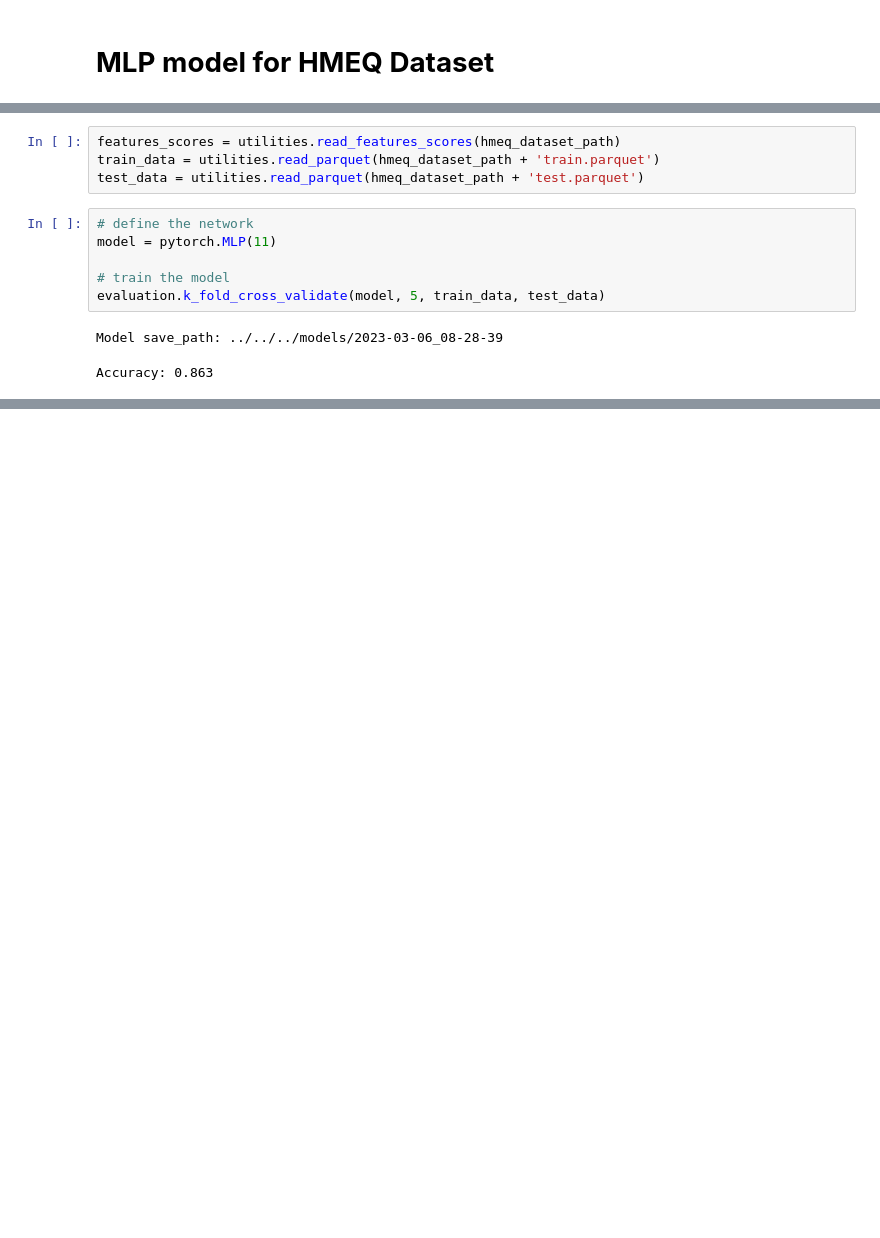
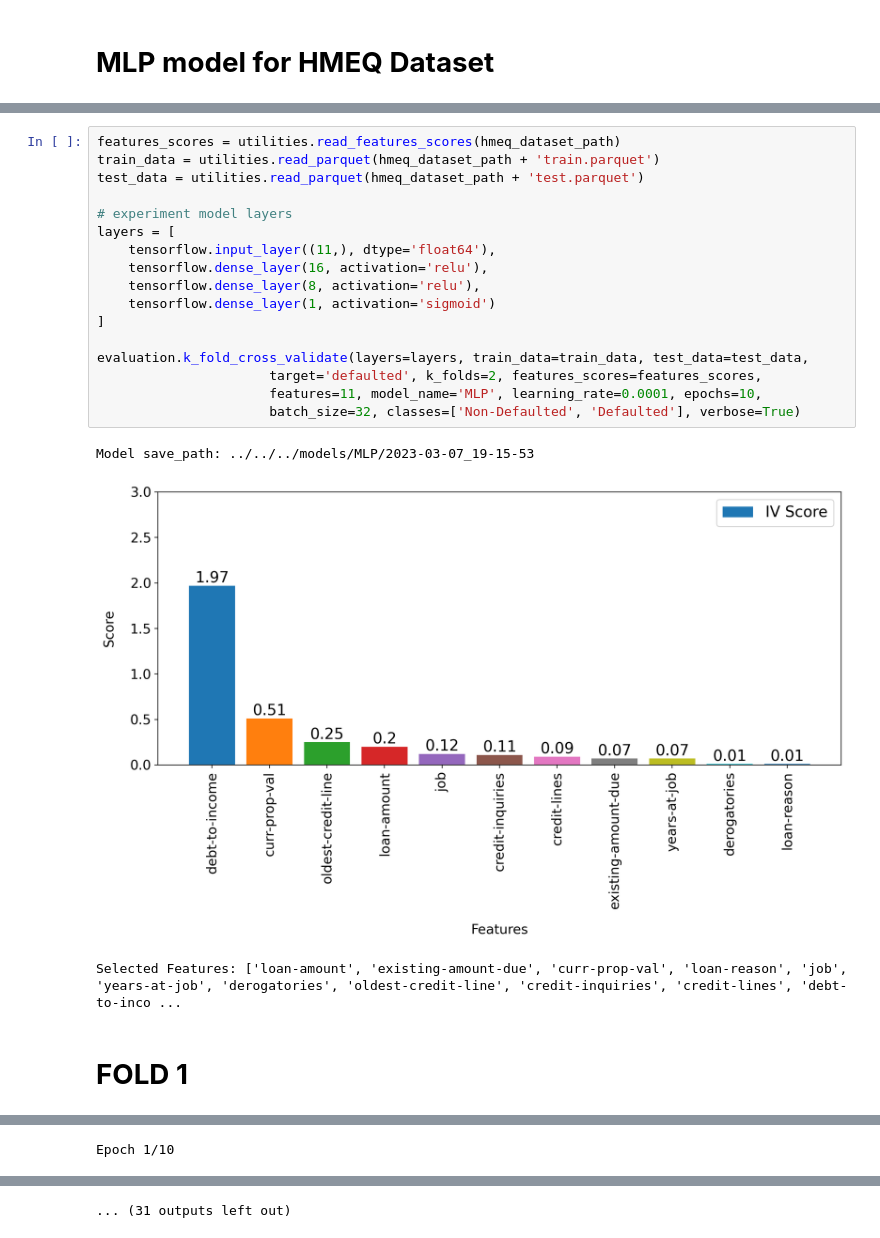
Before and after one commit to MarcoParola/credit_scoring_benchmark, a Jupyter notebook: notebooks/deep-learning/mlp/hmeq.ipynb, the cells around one changed output, grey strips where cells are left out. Drawn from its saved outputs; the diff is of its cells as text; blank space fills up the shorter version.

Commit message:
Improve k-fold cross validation implementation.
Also added support for tensorflow models.

```diff
--- a/notebooks/deep-learning/mlp/hmeq.ipynb
+++ b/notebooks/deep-learning/mlp/hmeq.ipynb
@@ -9,13 +15,22 @@ hmeq_dataset_path = '../../../datasets/preprocessed/hmeq/'
-# %%
-features_scores = utilities.read_features_scores(hmeq_dataset_path)
-train_data = utilities.read_parquet(hmeq_dataset_path + 'train.parquet')
-test_data = utilities.read_parquet(hmeq_dataset_path + 'test.parquet')
 # %%
-# define the network
-model = pytorch.MLP(11)
+features_scores = utilities.read_features_scores(hmeq_dataset_path)
+train_data = utilities.read_parquet(hmeq_dataset_path + 'train.parquet')
+test_data = utilities.read_parquet(hmeq_dataset_path + 'test.parquet')
 
-# train the model
-evaluation.k_fold_cross_validate(model, 5, train_data, test_data)
+# experiment model layers
+layers = [
+    tensorflow.input_layer((11,), dtype='float64'),
+    tensorflow.dense_layer(16, activation='relu'),
+    tensorflow.dense_layer(8, activation='relu'),
+    tensorflow.dense_layer(1, activation='sigmoid')
+]
+
+evaluation.k_fold_cross_validate(layers=layers, train_data=train_data, test_data=test_data,
+                      target='defaulted', k_folds=2, features_scores=features_scores,
+                      features=11, model_name='MLP', learning_rate=0.0001, epochs=10,
+                      batch_size=32, classes=['Non-Defaulted', 'Defaulted'], verbose=True)
 # %% [output]
-Model save_path: ../../../models/2023-03-06_08-28-39
+Model save_path: ../../../models/MLP/2023-03-07_19-15-53
+[figure, added]
-Accuracy: 0.863
+Selected Features: ['loan-amount', 'existing-amount-due', 'curr-prop-val', 'loan-reason', 'job', 'years-at-job', 'derogatories', 'oldest-credit-line', 'credit-inquiries', 'credit-lines', 'debt-to-inco ...
+# **FOLD 1**
@@ -21,0 +64 @@ Accuracy: 0.863
+Epoch 1/10
@@ -21,0 +89 @@ Accuracy: 0.863
+... (31 outputs left out)
```
Also changed, not shown: parts of 2 cells of this notebook, 5 other files.
